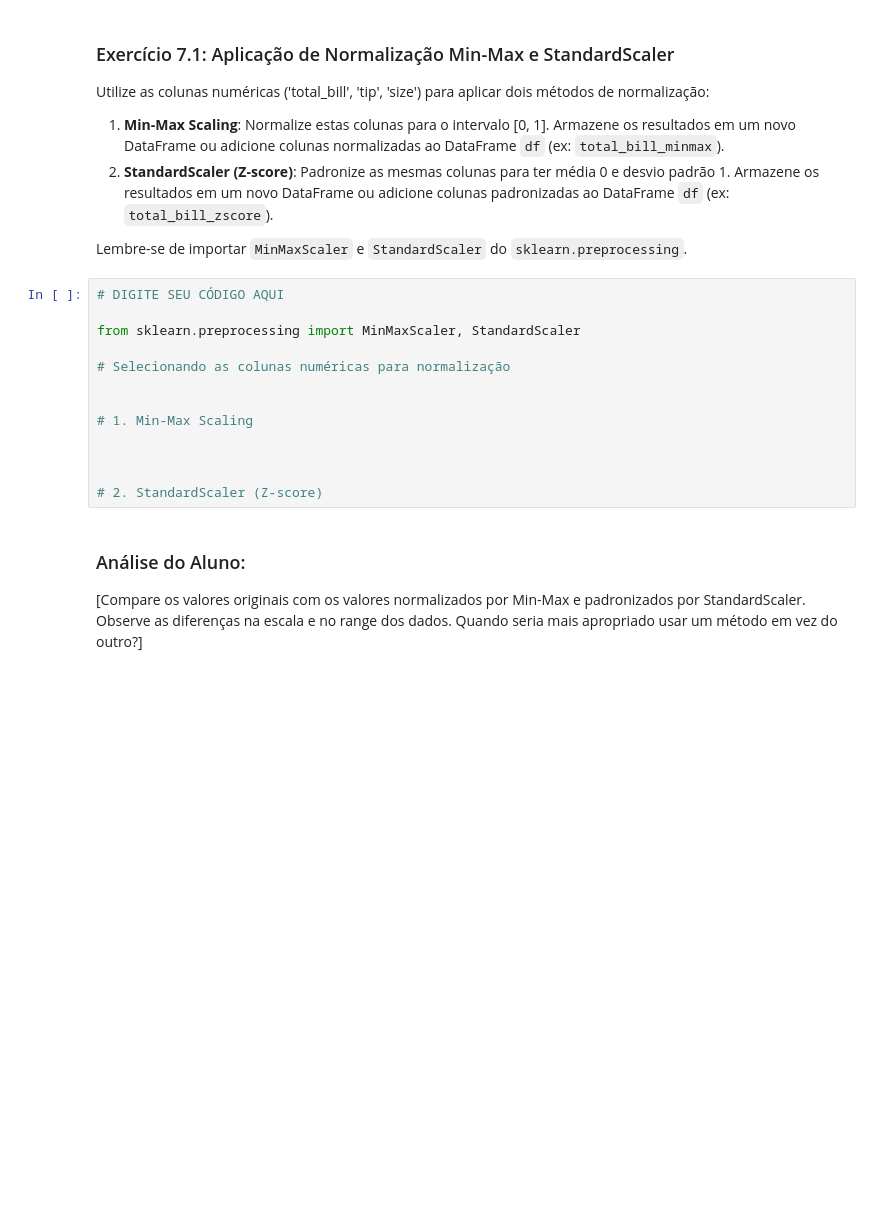
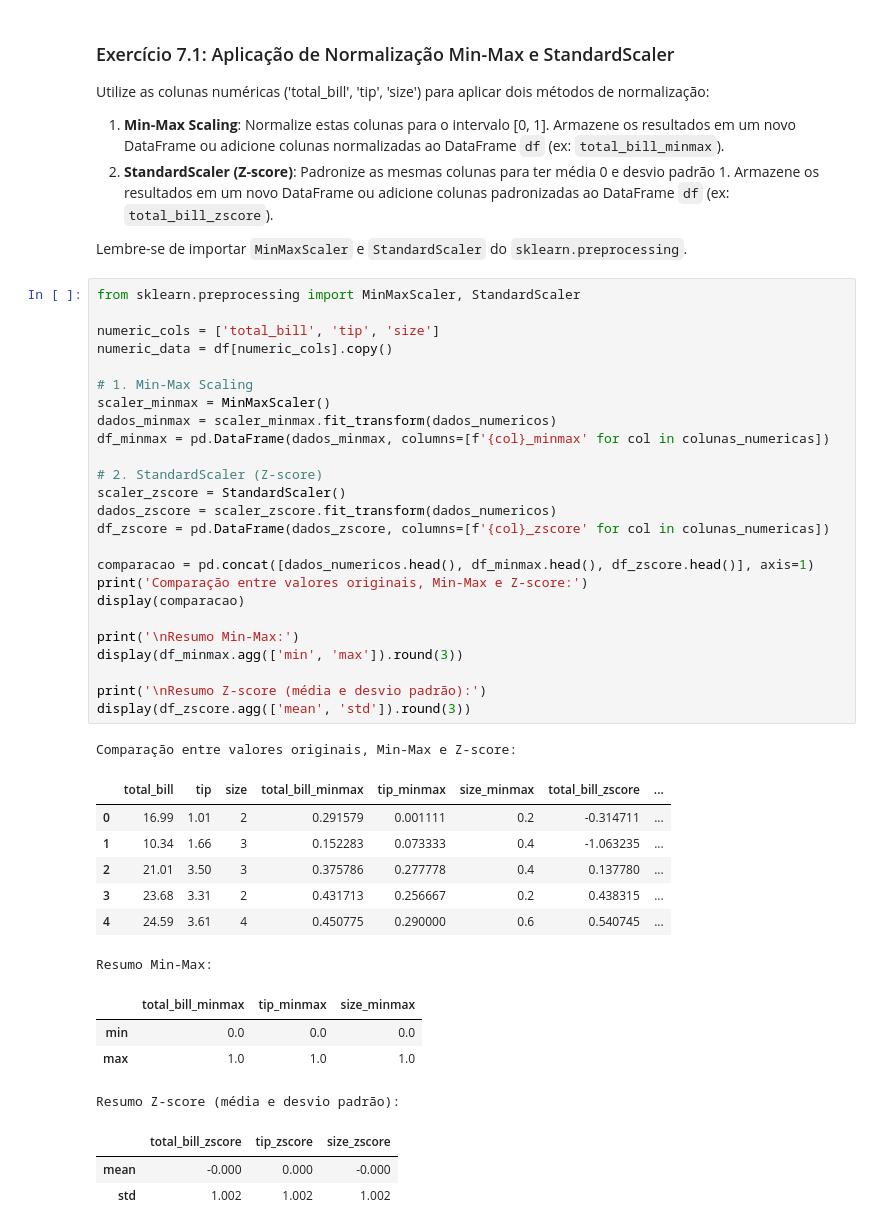
Before and after one commit to vbluuiza/estatistica-descritiva-e-exploratoria-cs, a Jupyter notebook: notebooks/Atividade_estatística_descritiva.ipynb, the cells around one changed output. Cells and saved outputs as stored; diff of their text form; blank space fills up the shorter version.

```diff
--- a/notebooks/Atividade_estatística_descritiva.ipynb
+++ b/notebooks/Atividade_estatística_descritiva.ipynb
@@ -337,19 +395,44 @@ Utilize as colunas numéricas ('total_bill', 'tip', 'size') para aplicar dois m
 2.  **StandardScaler (Z-score)**: Padronize as mesmas colunas para ter média 0 e desvio padrão 1. Armazene os resultados em um novo DataFrame ou adicione colunas padronizadas ao DataFrame `df` (ex: `total_bill_zscore`).
 
 Lembre-se de importar `MinMaxScaler` e `StandardScaler` do `sklearn.preprocessing`.
-# %%
-# DIGITE SEU CÓDIGO AQUI
-
-from sklearn.preprocessing import MinMaxScaler, StandardScaler
-
-# Selecionando as colunas numéricas para normalização
-
-
-# 1. Min-Max Scaling
-
-
-
-# 2. StandardScaler (Z-score)
-# %% [markdown]
-### Análise do Aluno:
-[Compare os valores originais com os valores normalizados por Min-Max e padronizados por StandardScaler. Observe as diferenças na escala e no range dos dados. Quando seria mais apropriado usar um método em vez do outro?]
+# %%
+from sklearn.preprocessing import MinMaxScaler, StandardScaler
+
+numeric_cols = ['total_bill', 'tip', 'size']
+numeric_data = df[numeric_cols].copy()
+
+# 1. Min-Max Scaling
+scaler_minmax = MinMaxScaler()
+dados_minmax = scaler_minmax.fit_transform(dados_numericos)
+df_minmax = pd.DataFrame(dados_minmax, columns=[f'{col}_minmax' for col in colunas_numericas])
+
+# 2. StandardScaler (Z-score)
+scaler_zscore = StandardScaler()
+dados_zscore = scaler_zscore.fit_transform(dados_numericos)
+df_zscore = pd.DataFrame(dados_zscore, columns=[f'{col}_zscore' for col in colunas_numericas])
+
+comparacao = pd.concat([dados_numericos.head(), df_minmax.head(), df_zscore.head()], axis=1)
+print('Comparação entre valores originais, Min-Max e Z-score:')
+display(comparacao)
+
+print('\nResumo Min-Max:')
+display(df_minmax.agg(['min', 'max']).round(3))
+
+print('\nResumo Z-score (média e desvio padrão):')
+display(df_zscore.agg(['mean', 'std']).round(3))
+# %% [output]
+Comparação entre valores originais, Min-Max e Z-score:
+|  | total_bill | tip | size | total_bill_minmax | tip_minmax | size_minmax | total_bill_zscore | ... |
+| 0 | 16.99 | 1.01 | 2 | 0.291579 | 0.001111 | 0.2 | -0.314711 | ... |
+| 1 | 10.34 | 1.66 | 3 | 0.152283 | 0.073333 | 0.4 | -1.063235 | ... |
+| 2 | 21.01 | 3.50 | 3 | 0.375786 | 0.277778 | 0.4 | 0.137780 | ... |
+| 3 | 23.68 | 3.31 | 2 | 0.431713 | 0.256667 | 0.2 | 0.438315 | ... |
+| 4 | 24.59 | 3.61 | 4 | 0.450775 | 0.290000 | 0.6 | 0.540745 | ... |
+Resumo Min-Max:
+|  | total_bill_minmax | tip_minmax | size_minmax |
+| min | 0.0 | 0.0 | 0.0 |
+| max | 1.0 | 1.0 | 1.0 |
+Resumo Z-score (média e desvio padrão):
+|  | total_bill_zscore | tip_zscore | size_zscore |
+| mean | -0.000 | 0.000 | -0.000 |
+| std | 1.002 | 1.002 | 1.002 |
```
Also changed, not shown: parts of 19 cells of this notebook.
